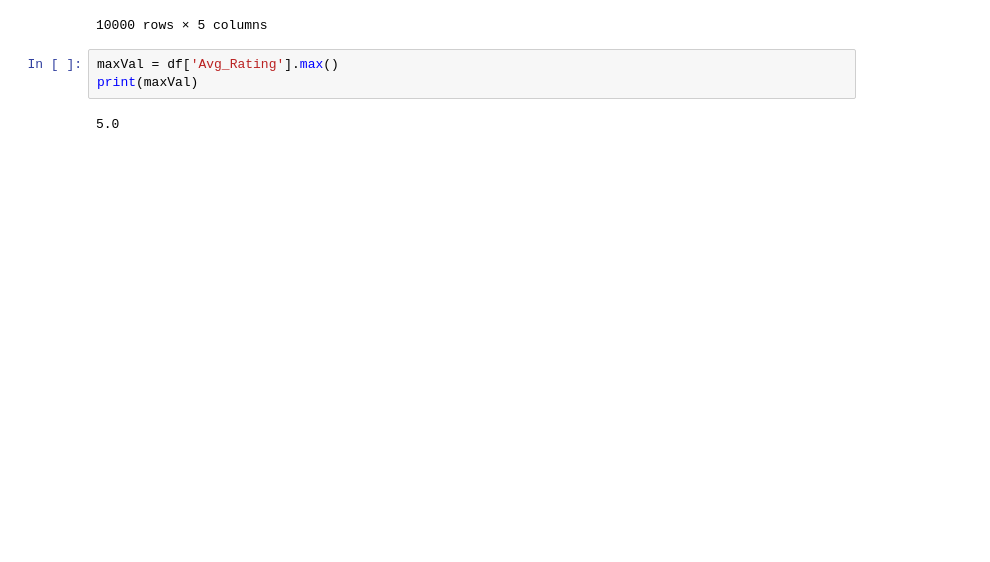
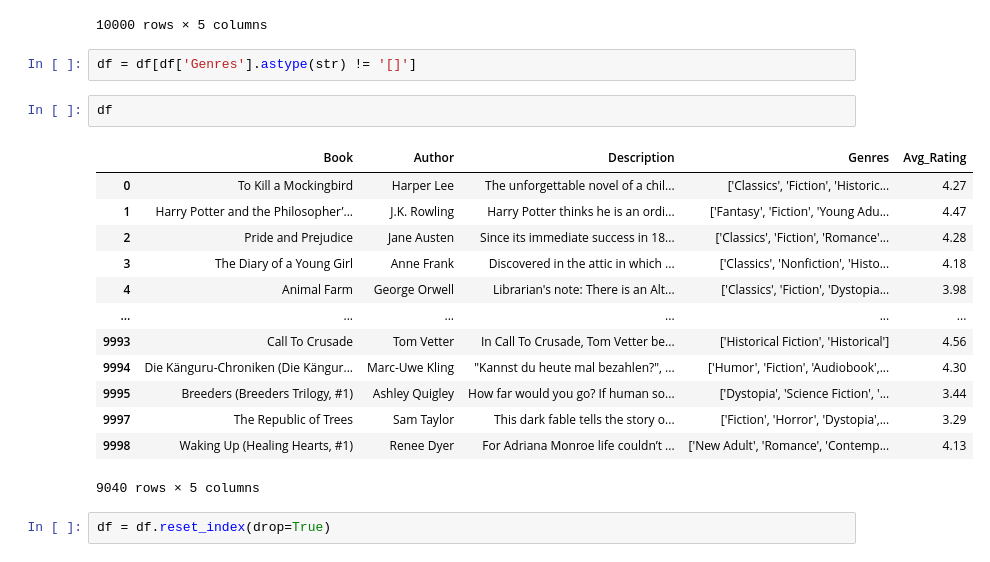
Before and after one commit to yashc73080/HackRUS2024, a Jupyter notebook: backend/MLRecommendationModel.ipynb, the cells around one changed output. Cells and saved outputs as stored; diff of their text form; blank space fills up the shorter version.

```diff
--- a/backend/MLRecommendationModel.ipynb
+++ b/backend/MLRecommendationModel.ipynb
@@ -48,8 +60,23 @@ df
 | 9998 | Waking Up (Healing Hearts, #1) | Renee Dyer | For Adriana Monroe life couldn’t ... | ['New Adult', 'Romance', 'Contemp... | 4.13 |
 | 9999 | Bits and Pieces: Tales and Sonnets | Jas T. Ward | After demands of thousands of fan... | [] | 5.00 |
 10000 rows × 5 columns
-# %%
-maxVal = df['Avg_Rating'].max()
-print(maxVal)
-# %% [output]
-5.0
+# %%
+df = df[df['Genres'].astype(str) != '[]']
+# %%
+df
+# %% [output]
+|  | Book | Author | Description | Genres | Avg_Rating |
+| 0 | To Kill a Mockingbird | Harper Lee | The unforgettable novel of a chil... | ['Classics', 'Fiction', 'Historic... | 4.27 |
+| 1 | Harry Potter and the Philosopher’... | J.K. Rowling | Harry Potter thinks he is an ordi... | ['Fantasy', 'Fiction', 'Young Adu... | 4.47 |
+| 2 | Pride and Prejudice | Jane Austen | Since its immediate success in 18... | ['Classics', 'Fiction', 'Romance'... | 4.28 |
+| 3 | The Diary of a Young Girl | Anne Frank | Discovered in the attic in which ... | ['Classics', 'Nonfiction', 'Histo... | 4.18 |
+| 4 | Animal Farm | George Orwell | Librarian's note: There is an Alt... | ['Classics', 'Fiction', 'Dystopia... | 3.98 |
+| ... | ... | ... | ... | ... | ... |
+| 9993 | Call To Crusade | Tom Vetter | In Call To Crusade, Tom Vetter be... | ['Historical Fiction', 'Historical'] | 4.56 |
+| 9994 | Die Känguru-Chroniken (Die Kängur... | Marc-Uwe Kling | "Kannst du heute mal bezahlen?", ... | ['Humor', 'Fiction', 'Audiobook',... | 4.30 |
+| 9995 | Breeders (Breeders Trilogy, #1) | Ashley Quigley | How far would you go? If human so... | ['Dystopia', 'Science Fiction', '... | 3.44 |
+| 9997 | The Republic of Trees | Sam Taylor | This dark fable tells the story o... | ['Fiction', 'Horror', 'Dystopia',... | 3.29 |
+| 9998 | Waking Up (Healing Hearts, #1) | Renee Dyer | For Adriana Monroe life couldn’t ... | ['New Adult', 'Romance', 'Contemp... | 4.13 |
+9040 rows × 5 columns
+# %%
+df = df.reset_index(drop=True)
```
Also changed, not shown: parts of 7 cells of this notebook.
